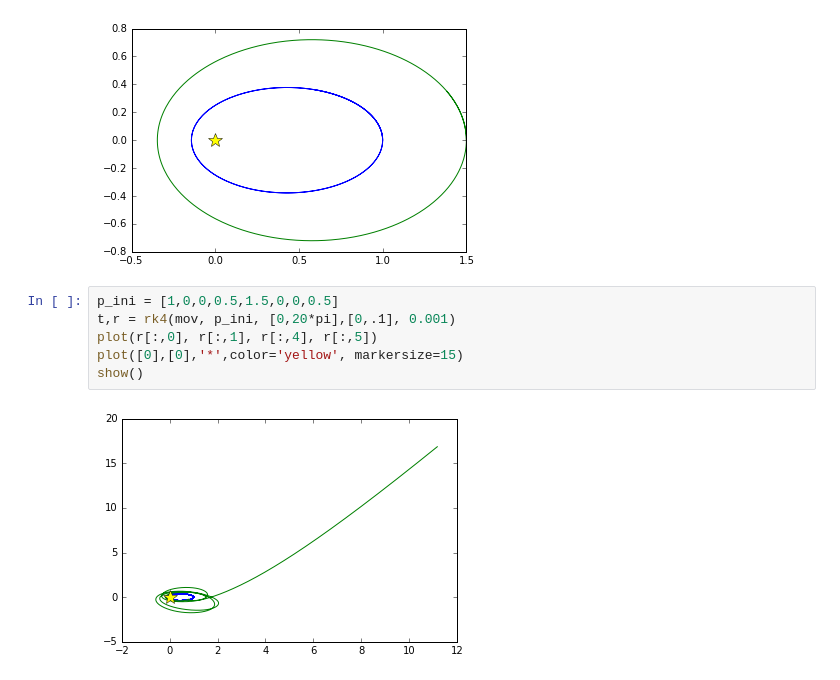
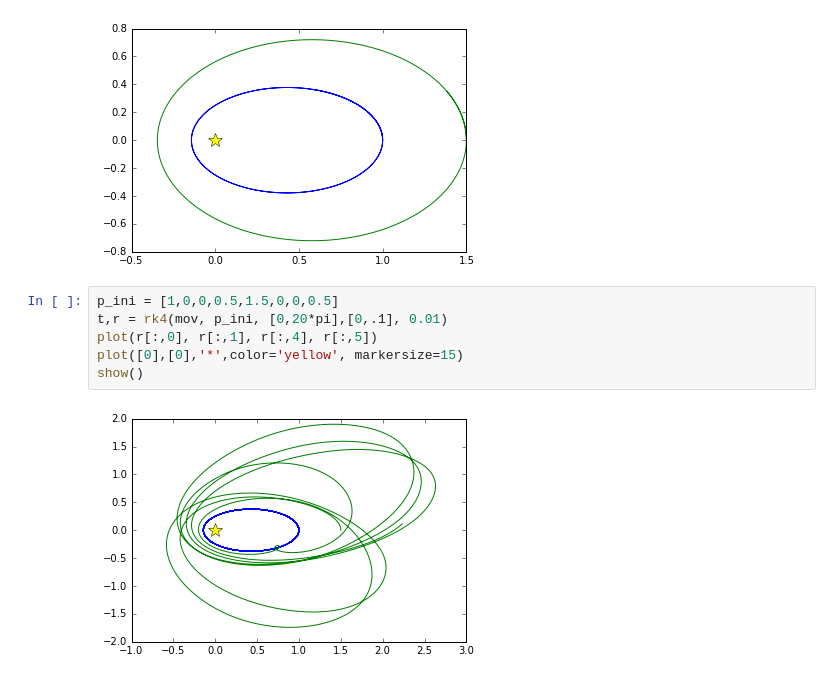
Before and after one commit to jatib/integradores, a Jupyter notebook: dos_planetas.ipynb, the cells around one changed output. Drawn from its saved outputs; the diff is of its cells as text.

```diff
--- a/dos_planetas.ipynb
+++ b/dos_planetas.ipynb
@@ -51,9 +51,9 @@ show()
 [figure]
 # %%
 p_ini = [1,0,0,0.5,1.5,0,0,0.5]
-t,r = rk4(mov, p_ini, [0,20*pi],[0,.1], 0.001)
+t,r = rk4(mov, p_ini, [0,20*pi],[0,.1], 0.01)
 plot(r[:,0], r[:,1], r[:,4], r[:,5])
 plot([0],[0],'*',color='yellow', markersize=15)
 show()
 # %% [output]
-[figure, old version]
+[figure, new version]
```
Also changed, not shown: 1 other file.
